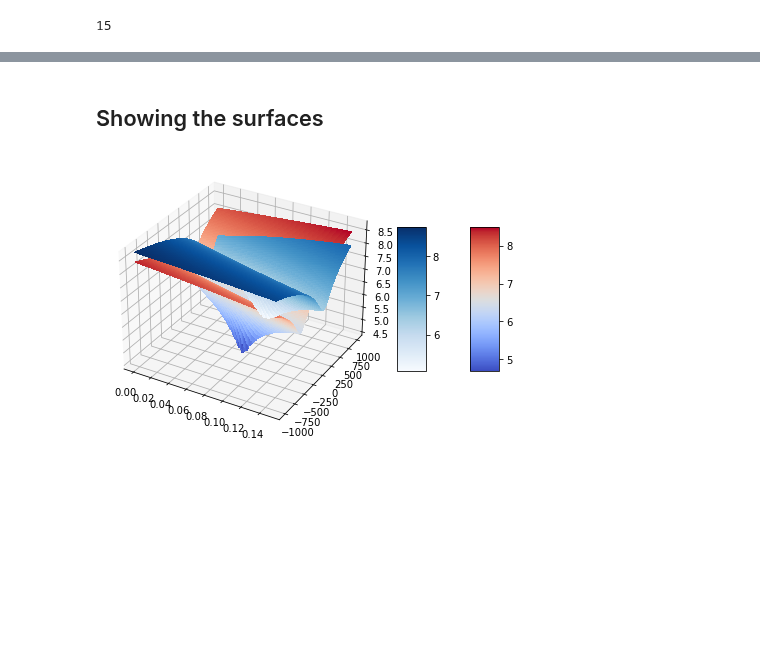
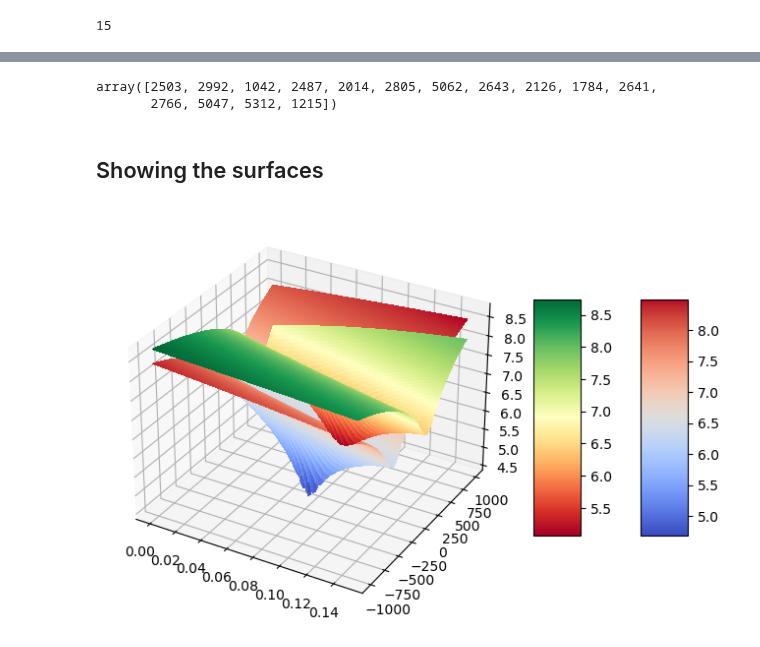
Before and after one commit to pnugues/ilppp, a Jupyter notebook: programs/ch04/python/visualize_sse.ipynb, the cells around one changed output, grey strips where cells are left out. Cells and saved outputs as stored; diff of their text form; code cells hidden in the pictures; blank space fills up the shorter version.

```diff
--- a/programs/ch04/python/visualize_sse.ipynb
+++ b/programs/ch04/python/visualize_sse.ipynb
@@ -40,7 +40,7 @@ def sum_squared_errors(X, y, w):
     """
     Sum of the squared errors:
     Prediction: X.w = ŷ
-    Error (loss): y - ŷ
+    Error (loss): (y - ŷ)^2
     :param X: The input matrix: The predictors
     :param y: The output vector: The response
     :param w: The weight vector: The model
@@ -96,13 +114,19 @@ X_e = np.hstack((np.ones((n_rows, 1)), X_e))
+# %%
+y_a
+# %% [output]
+array([2503, 2992, 1042, 2487, 2014, 2805, 5062, 2643, 2126, 1784, 2641,
+       2766, 5047, 5312, 1215])
 # %% [markdown]
 ## Showing the surfaces
 # %%
 fig = plt.figure()
-ax = Axes3D(fig)
+ax = Axes3D(fig, auto_add_to_figure=False)
+fig.add_axes(ax)
 # ax = fig.gca(projection='3d')
 
 plot(X_a, y_a, plt.cm.coolwarm)
-plot(X_e, y_e, plt.cm.Blues)
+plot(X_e, y_e, plt.cm.RdYlGn)
 
 plt.show()
 # %% [output]
-[figure, old version]
+[figure, new version]
```
Also changed, not shown: parts of 1 cell of this notebook, 3 other files.
